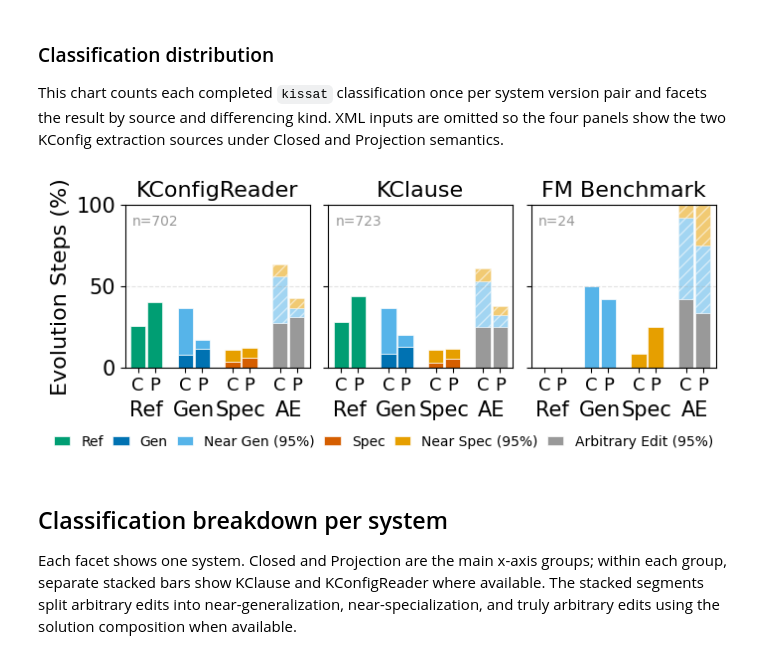
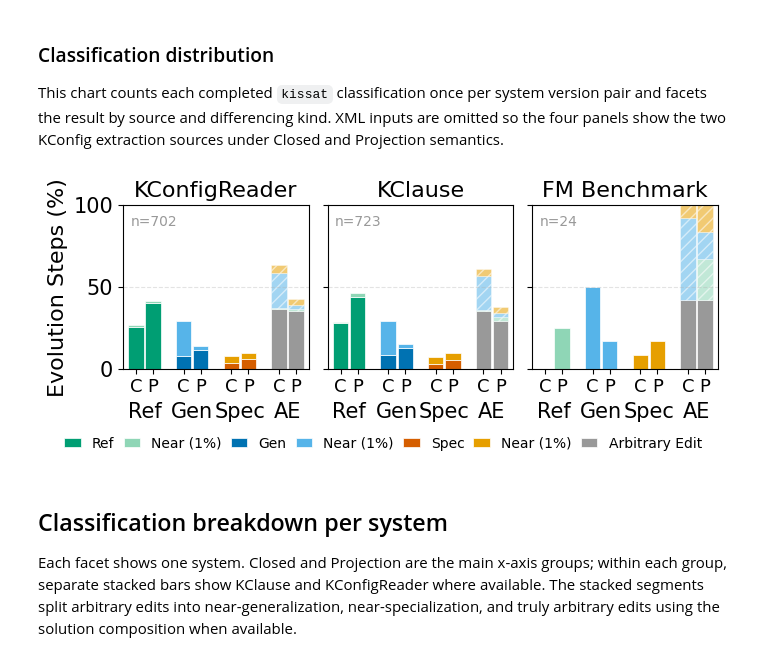
Before and after one commit to ekuiter/torte, a Jupyter notebook: experiments/feature-model-differences/evaluation.ipynb, the cells around one changed output. Cells and saved outputs as stored; diff of their text form; code cells hidden in the pictures.

```diff
--- a/experiments/feature-model-differences/evaluation.ipynb
+++ b/experiments/feature-model-differences/evaluation.ipynb
@@ -2902,13 +2902,14 @@ _class_dist = _class_dist[_class_dist['classification'].notna()].copy()
 # near cases, hatched, because a non-quantitative differencer would classify them as arbitrary.
 # Thus near cases are intentionally counted once in Gen/Spec and once again inside AE.
 _CLASS_STACKS = [
-    ('Ref', [('Refactoring', 'Refactoring')]),
+    ('Ref', [('Refactoring', 'Refactoring'), ('Near Refactoring', 'Near Refactoring')]),
     ('Gen', [('Generalization', 'Generalization'), ('Near Generalization', 'Near Generalization')]),
     ('Spec', [('Specialization', 'Specialization'), ('Near Specialization', 'Near Specialization')]),
-    ('AE', [('Truly Arbitrary', 'Truly Arbitrary'), ('Near Generalization', 'Near Generalization'), ('Near Specialization', 'Near Specialization')]),
+    ('AE', [('Truly Arbitrary', 'Truly Arbitrary'), ('Near Refactoring', 'Near Refactoring'), ('Near Generalization', 'Near Generalization'), ('Near Specialization', 'Near Specialization')]),
 ]
 _CLASS_COLORS = {
     'Refactoring':         COLOR['bluish_green'],
+    'Near Refactoring':    '#8FD6B6',
     'Generalization':      COLOR['blue'],
     'Near Generalization': COLOR['sky_blue'],
     'Specialization':      COLOR['vermillion'],
@@ -2918,11 +2919,12 @@ _CLASS_COLORS = {
 # Compact one-row legend labels for the displayed classification colors.
 _CLASS_LEGEND_ITEMS = [
     ('Ref', 'Refactoring', None, 1.0),
+    ('Near (1%)', 'Near Refactoring', None, 1.0),
     ('Gen', 'Generalization', None, 1.0),
-    ('Near Gen (95%)', 'Near Generalization', None, 1.0),
+    ('Near (1%)', 'Near Generalization', None, 1.0),
     ('Spec', 'Specialization', None, 1.0),
-    ('Near Spec (95%)', 'Near Specialization', None, 1.0),
-    ('Arbitrary Edit (95%)', 'Truly Arbitrary', None, 1.0),
+    ('Near (1%)', 'Near Specialization', None, 1.0),
+    ('Arbitrary Edit', 'Truly Arbitrary', None, 1.0),
 ]
 _DIFF_KIND_LABELS = {'false': 'Closed', 'slice': 'Proj'}
 _SOURCE_LABELS = {'XML': 'FM Benchmark', 'KConfigReader': 'KConfigReader', 'KClause': 'KClause'}
@@ -2930,8 +2932,10 @@ _SOURCE_ORDER = ['KConfigReader', 'KClause', 'XML']
 _DIFF_KIND_ORDER = ['false', 'slice']
 
 
-# Refine ArbitraryEdit using the solution-composition fractions. If common+added or
-# common+removed is at least 95%, treat the edit as near-generalization or near-specialization.
+# Refine ArbitraryEdit using the solution-composition fractions. The threshold is inverted:
+# at 1%, a small added/removed fraction is interpreted as a near class.
+_NEAR_SHARE_THRESHOLD = 0.01
+
 def _class_dist_detailed_clf(row):
     clf = row['classification']
     if pd.isna(clf):
@@ -2943,11 +2947,12 @@ def _class_dist_detailed_clf(row):
     a = row['added_solutions']
     if any(pd.isna(v) for v in [r, c, a]):
         return 'Truly Arbitrary'
-    add_c = a + c
-    rem_c = r + c
-    stronger_side = max(add_c, rem_c)
-    if stronger_side >= 0.95:
-        return 'Near Generalization' if add_c >= rem_c else 'Near Specialization'
+    if a <= _NEAR_SHARE_THRESHOLD and r <= _NEAR_SHARE_THRESHOLD:
+        return 'Near Refactoring'
+    if a <= _NEAR_SHARE_THRESHOLD:
+        return 'Near Specialization'
+    if r <= _NEAR_SHARE_THRESHOLD:
+        return 'Near Generalization'
     return 'Truly Arbitrary'
 
 
@@ -2995,7 +3000,7 @@ for ax, source in zip(axes.ravel(), _source_facets):
                     continue
                 # Hatching is used only for the repeated near segments inside AE. The primary
                 # Gen/Spec near segments use their lighter colors without hatching.
-                is_near_in_arbitrary = stack_label == 'AE' and clf in ['Near Generalization', 'Near Specialization']
+                is_near_in_arbitrary = stack_label == 'AE' and clf in ['Near Refactoring', 'Near Generalization', 'Near Specialization']
                 ax.bar(
                     x[stack_idx],
                     value,
@@ -3050,34 +3055,34 @@ for ax in axes[:, 0]:
 # The legend sits directly below the two-line x-axis labels and names the classification colors.
 _legend_handles = [
     plt.Rectangle(
         (0, 0),
         1,
         1,
         facecolor=_CLASS_COLORS[color_key],
         alpha=alpha,
         hatch=hatch,
         edgecolor='white',
         linewidth=0.5,
     )
     for _, color_key, hatch, alpha in _CLASS_LEGEND_ITEMS
 ]
 fig.legend(
     _legend_handles,
     [label for label, _, _, _ in _CLASS_LEGEND_ITEMS],
     loc='lower center',
     ncol=len(_CLASS_LEGEND_ITEMS),
     fontsize=10,
     frameon=False,
     handlelength=1.2,
     columnspacing=0.65,
     bbox_to_anchor=(0.5, 0.13),
 )
 fig.tight_layout(rect=[0, 0.145, 1, 0.98], w_pad=0.45)
 fig.subplots_adjust(wspace=0.1)
 fig.savefig(paper_image_dir / 'classification-distribution.pdf', bbox_inches='tight')
 plt.show()
 # %% [output]
-[figure, old version]
+[figure, new version]
 # %% [markdown]
 ## Classification breakdown per system
 
```
Also changed, not shown: parts of 3 cells of this notebook.
